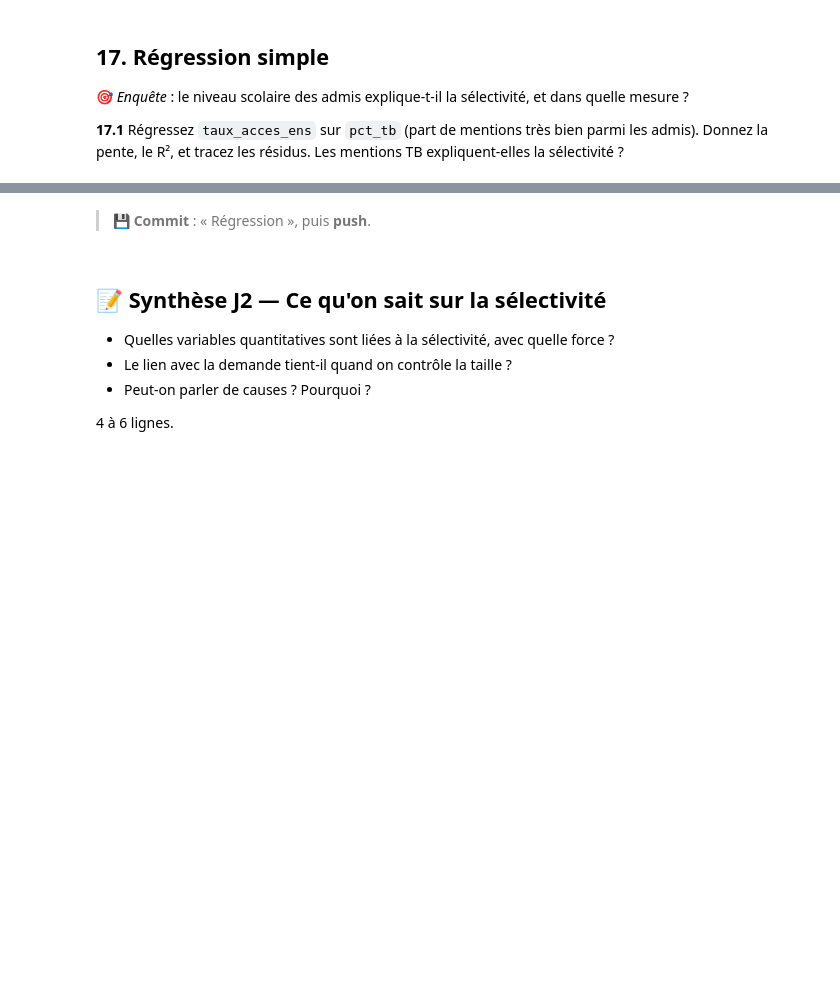
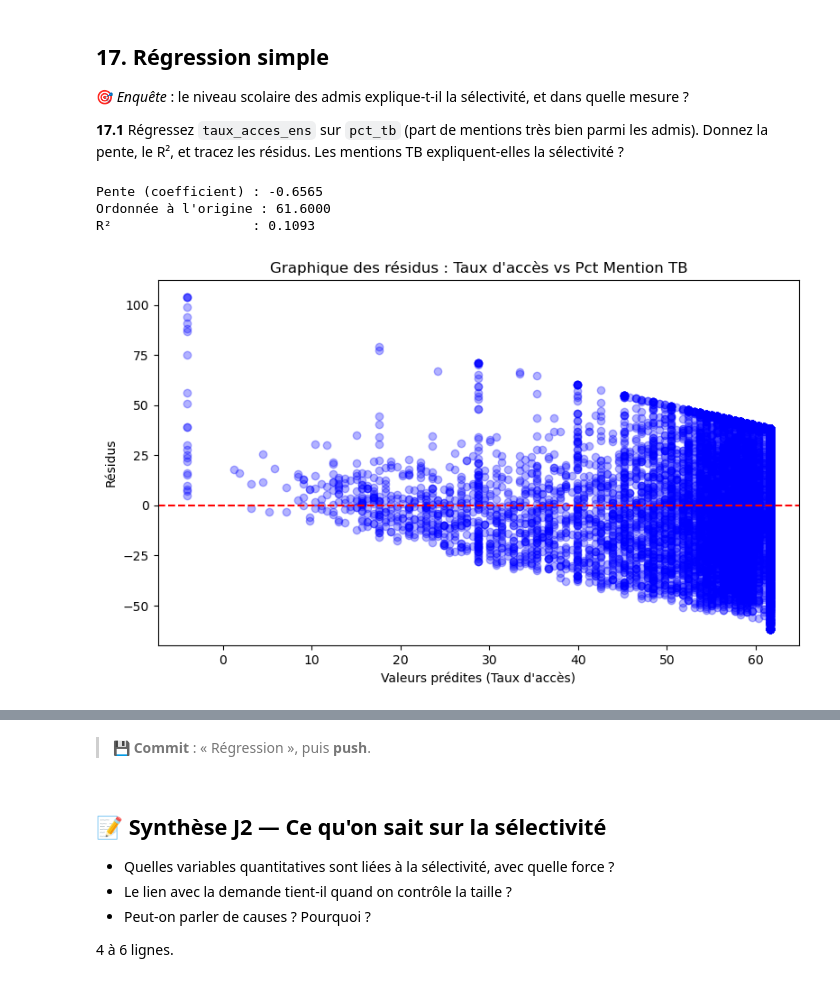
Before and after one commit to AhmedJr-ops/Parcoursup, a Jupyter notebook: TP_Parcoursup.ipynb, the cells around one changed output, grey strips where cells are left out. Cells and saved outputs as stored; diff of their text form; code cells hidden in the pictures; blank space fills up the shorter version.

```diff
--- a/TP_Parcoursup.ipynb
+++ b/TP_Parcoursup.ipynb
@@ -1012,4 +1146,40 @@ Une ptext{-value} extrêmement faible garantit que l'effet existe dans la popula
 🎯 *Enquête* : le niveau scolaire des admis explique-t-il la sélectivité, et dans quelle mesure ?
 
 **17.1** Régressez `taux_acces_ens` sur `pct_tb` (part de mentions très bien parmi les admis). Donnez la pente, le R², et tracez les résidus. Les mentions TB expliquent-elles la sélectivité ?
+# %%
+import matplotlib.pyplot as plt
+import numpy as np
+import pandas as pd
+
+df_reg = df[["pct_tb", "taux_acces_ens"]].dropna()
+
+x = df_reg["pct_tb"].values
+y = df_reg["taux_acces_ens"].values
+
+pente, intercepte = np.polyfit(x, y, 1)
+
+y_pred = pente * x + intercepte
+residus = y - y_pred
+
+ss_tot = np.sum((y - np.mean(y)) ** 2)
+ss_res = np.sum(residus**2)
+r2 = 1 - (ss_res / ss_tot)
+
+print(f"Pente (coefficient) : {pente:.4f}")
+print(f"Ordonnée à l'origine : {intercepte:.4f}")
+print(f"R²                  : {r2:.4f}")
+
+plt.figure(figsize=(8, 5))
+plt.scatter(y_pred, residus, alpha=0.3, color="blue")
+plt.axhline(0, color="red", linestyle="--", linewidth=1.5)
+plt.xlabel("Valeurs prédites (Taux d'accès)")
+plt.ylabel("Résidus")
+plt.title("Graphique des résidus : Taux d'accès vs Pct Mention TB")
+plt.tight_layout()
+plt.show()
+# %% [output]
+Pente (coefficient) : -0.6565
+Ordonnée à l'origine : 61.6000
+R²                  : 0.1093
+[figure, added]
 # %% [markdown]
```
Also changed, not shown: parts of 21 cells of this notebook.
